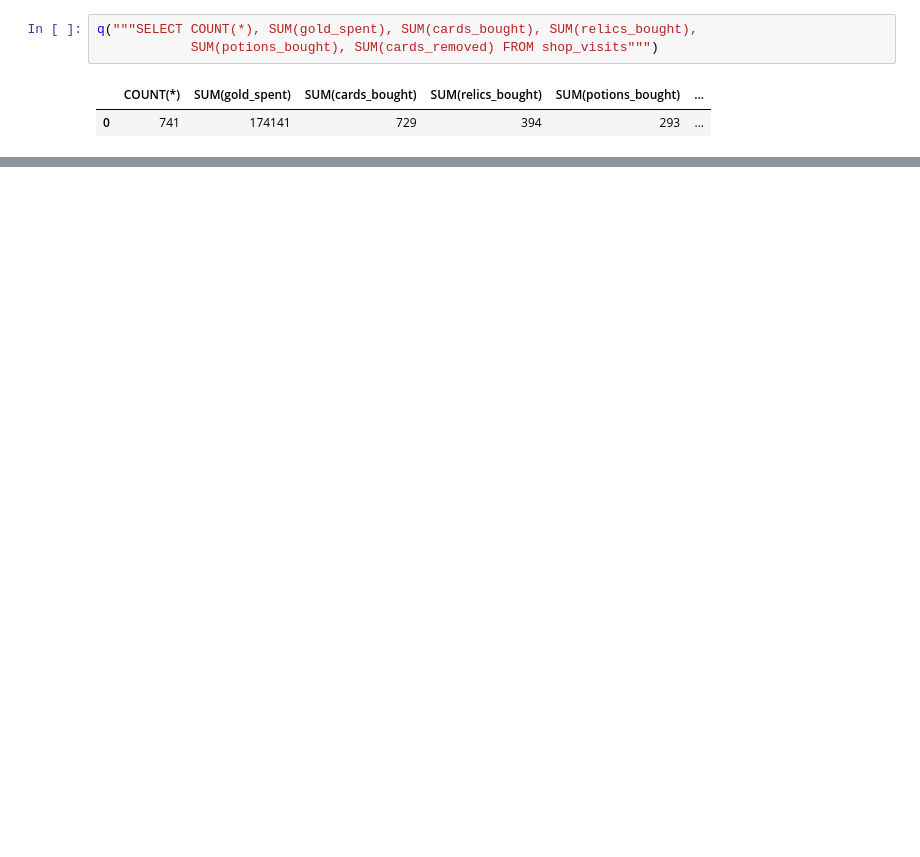
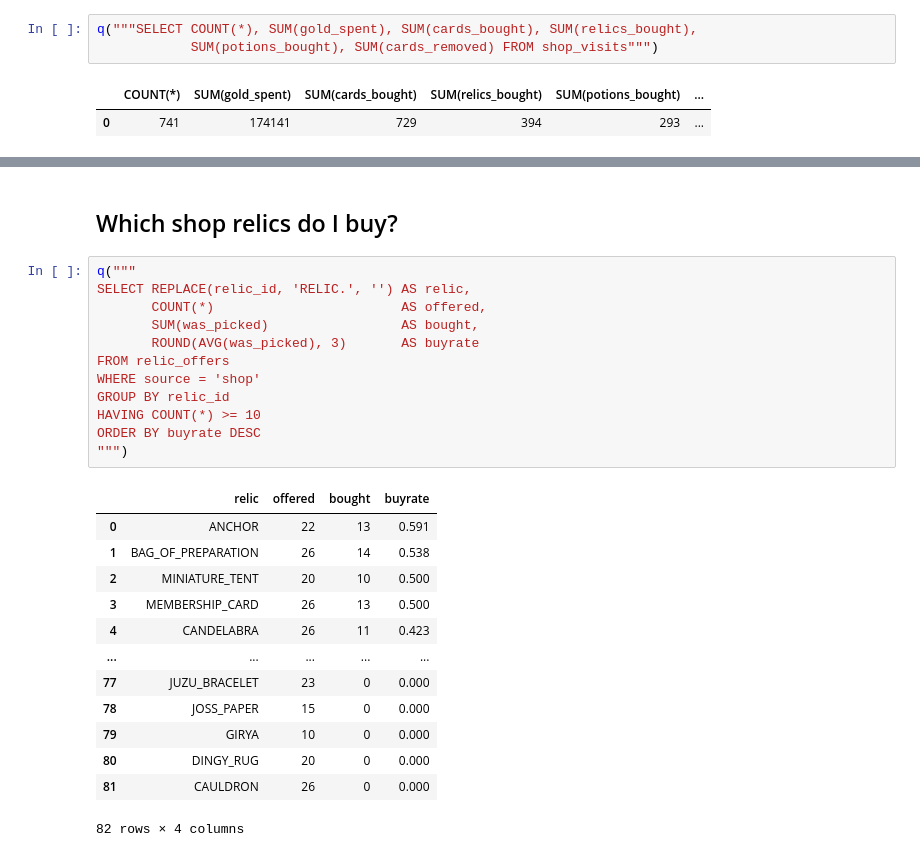
Before and after one commit to Tutel1-42/Sts2-runs-analysis, a Jupyter notebook: analysis.ipynb, the cells around one changed output, grey strips where cells are left out. Cells and saved outputs as stored; diff of their text form; blank space fills up the shorter version.

```diff
--- a/analysis.ipynb
+++ b/analysis.ipynb
@@ -382,0 +457,28 @@ q("""SELECT COUNT(*), SUM(gold_spent), SUM(cards_bought), SUM(relics_bought),
+# %% [markdown]
+## Which shop relics do I buy?
+# %%
+q("""
+SELECT REPLACE(relic_id, 'RELIC.', '') AS relic,
+       COUNT(*)                        AS offered,
+       SUM(was_picked)                 AS bought,
+       ROUND(AVG(was_picked), 3)       AS buyrate
+FROM relic_offers
+WHERE source = 'shop'
+GROUP BY relic_id
+HAVING COUNT(*) >= 10
+ORDER BY buyrate DESC
+""")
+# %% [output]
+|  | relic | offered | bought | buyrate |
+| 0 | ANCHOR | 22 | 13 | 0.591 |
+| 1 | BAG_OF_PREPARATION | 26 | 14 | 0.538 |
+| 2 | MINIATURE_TENT | 20 | 10 | 0.500 |
+| 3 | MEMBERSHIP_CARD | 26 | 13 | 0.500 |
+| 4 | CANDELABRA | 26 | 11 | 0.423 |
+| ... | ... | ... | ... | ... |
+| 77 | JUZU_BRACELET | 23 | 0 | 0.000 |
+| 78 | JOSS_PAPER | 15 | 0 | 0.000 |
+| 79 | GIRYA | 10 | 0 | 0.000 |
+| 80 | DINGY_RUG | 20 | 0 | 0.000 |
+| 81 | CAULDRON | 26 | 0 | 0.000 |
+82 rows × 4 columns
```
Also changed, not shown: parts of 27 cells of this notebook, 11 other files.
